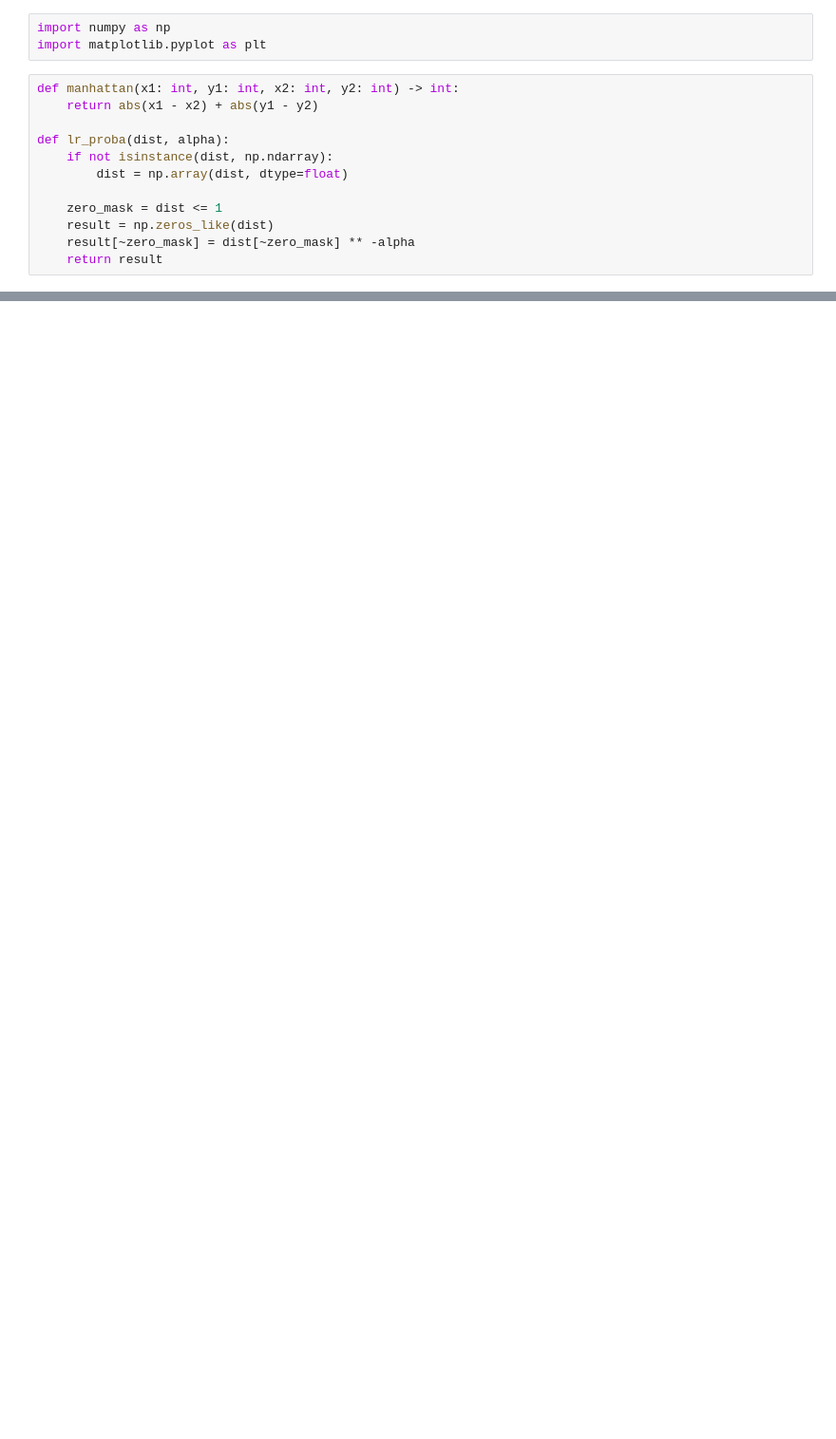
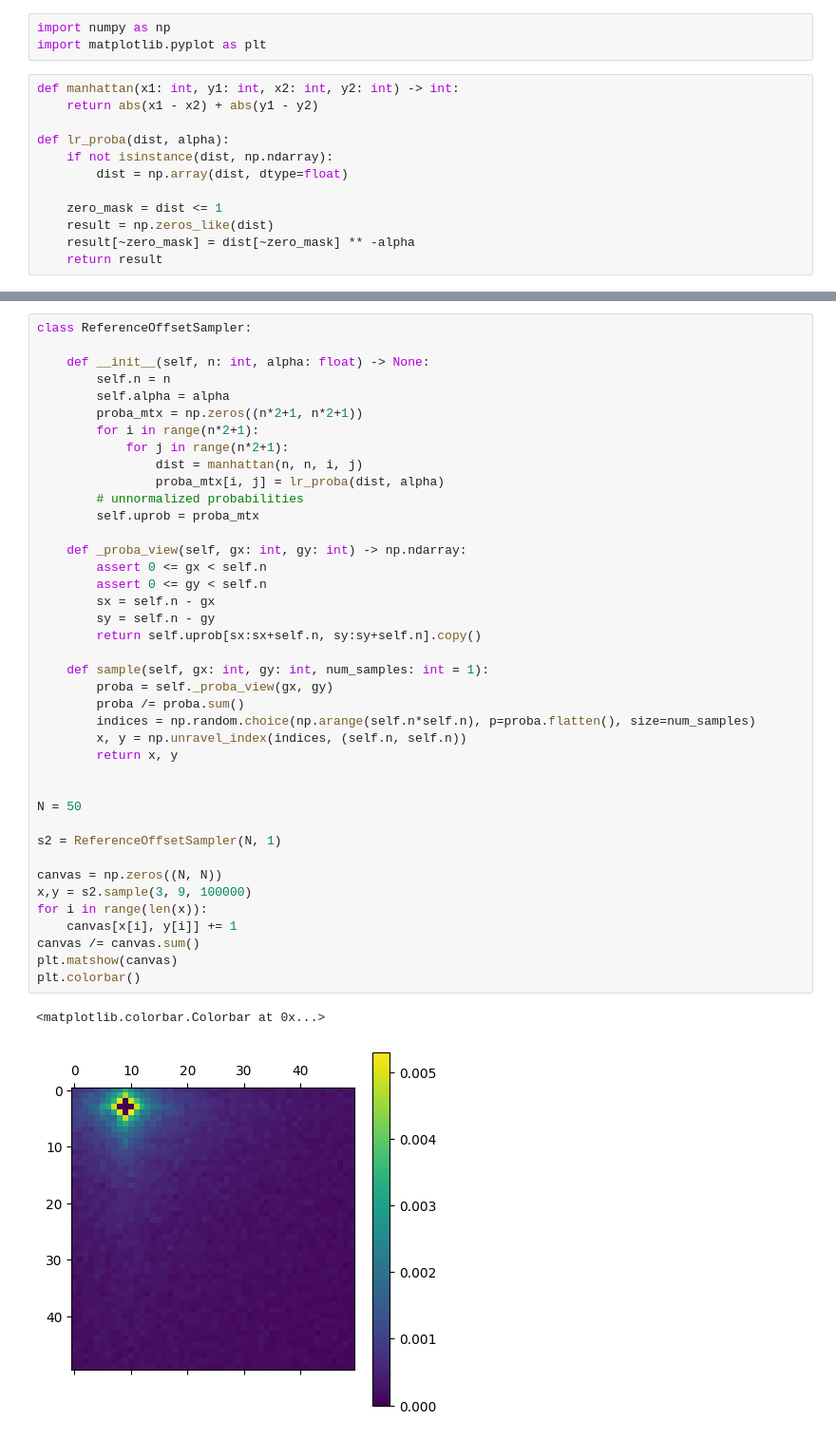
Before and after one commit to ricsi98/utvalasztas_verseny, a Jupyter notebook: sampling.ipynb, the cells around one changed output, grey strips where cells are left out. Shown at 95% size. Cells and saved outputs as stored; diff of their text form; blank space fills up the shorter version.

```diff
--- a/sampling.ipynb
+++ b/sampling.ipynb
@@ -89,0 +81,43 @@ sampler.sample(1000)
+# %%
+class ReferenceOffsetSampler:
+
+    def __init__(self, n: int, alpha: float) -> None:
+        self.n = n
+        self.alpha = alpha
+        proba_mtx = np.zeros((n*2+1, n*2+1))
+        for i in range(n*2+1):
+            for j in range(n*2+1):
+                dist = manhattan(n, n, i, j)
+                proba_mtx[i, j] = lr_proba(dist, alpha)
+        # unnormalized probabilities
+        self.uprob = proba_mtx
+
+    def _proba_view(self, gx: int, gy: int) -> np.ndarray:
+        assert 0 <= gx < self.n
+        assert 0 <= gy < self.n
+        sx = self.n - gx
+        sy = self.n - gy
+        return self.uprob[sx:sx+self.n, sy:sy+self.n].copy()
+
+    def sample(self, gx: int, gy: int, num_samples: int = 1):
+        proba = self._proba_view(gx, gy)
+        proba /= proba.sum()
+        indices = np.random.choice(np.arange(self.n*self.n), p=proba.flatten(), size=num_samples)
+        x, y = np.unravel_index(indices, (self.n, self.n))
+        return x, y
+
+
+N = 50
+
+s2 = ReferenceOffsetSampler(N, 1)
+
+canvas = np.zeros((N, N))
+x,y = s2.sample(3, 9, 100000)
+for i in range(len(x)):
+    canvas[x[i], y[i]] += 1
+canvas /= canvas.sum()
+plt.matshow(canvas)
+plt.colorbar()
+# %% [output]
+<matplotlib.colorbar.Colorbar at 0x...>
+[figure, added]
```
Also changed, not shown: parts of 6 cells of this notebook.
